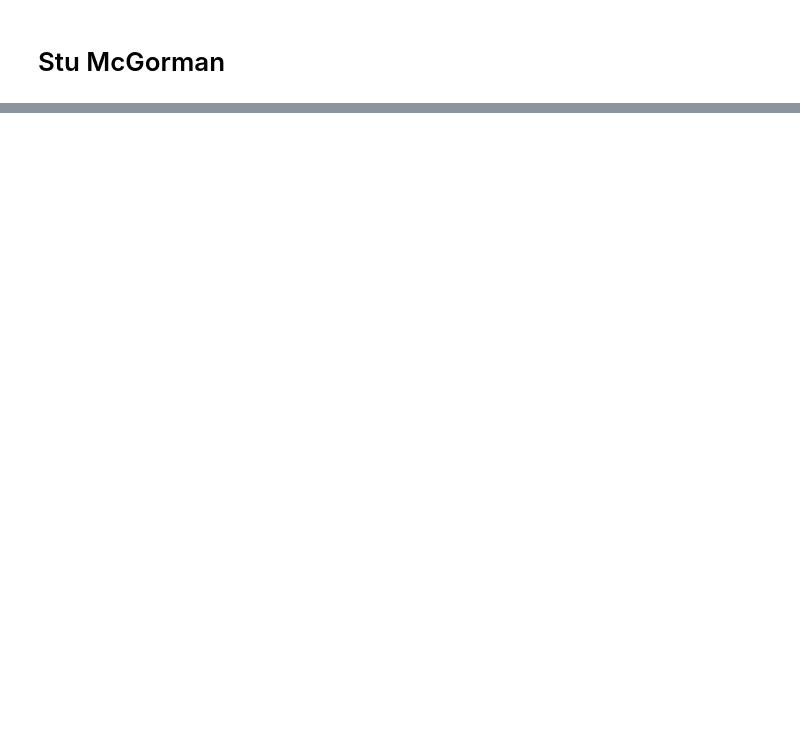
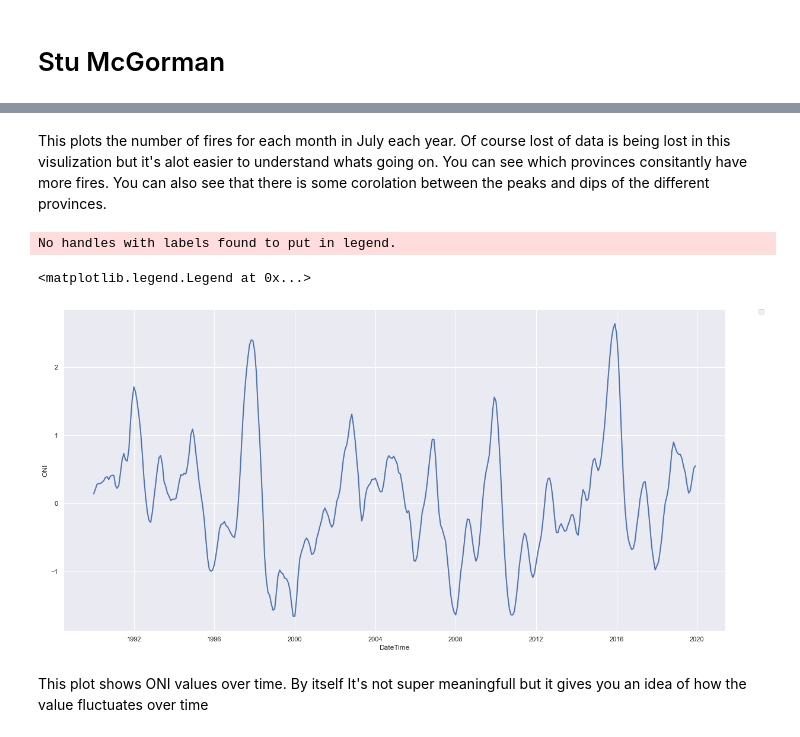
Before and after one commit to data301-2021-winter1/project-group33-project, a Jupyter notebook: notebooks/analysis1.ipynb, the cells around one changed output, grey strips where cells are left out. Saved outputs shown, nothing was run; the diff lists cells and outputs as text; code cells hidden in the pictures; blank space fills up the shorter version.

```diff
--- a/notebooks/analysis1.ipynb
+++ b/notebooks/analysis1.ipynb
@@ -205,0 +159,13 @@ display(dataBySize)
+# %% [markdown]
+This plots the number of fires for each month in July each year. Of course lost of data is being lost in this visulization but it's alot easier to understand whats going on. You can see which provinces consitantly have more fires. You can also see that there is some corolation between the peaks and dips of the different provinces.
+# %%
+sns.set(style = "darkgrid")
+plt.figure(figsize=(20,10))
+sns.lineplot(x="DateTime", y="ONI", data = dataByMonth[dataByMonth["Jurisdiction"] == "Alberta"], linewidth = 2)
+plt.legend(bbox_to_anchor=(1.05, 1), loc=2, borderaxespad=0.)
+# %% [output]
+No handles with labels found to put in legend.
+<matplotlib.legend.Legend at 0x...>
+[figure, added]
+# %% [markdown]
+This plot shows ONI values over time. By itself It's not super meaningfull but it gives you an idea of how the value fluctuates over time
```
Also changed, not shown: parts of 18 cells of this notebook, 1 other file.
